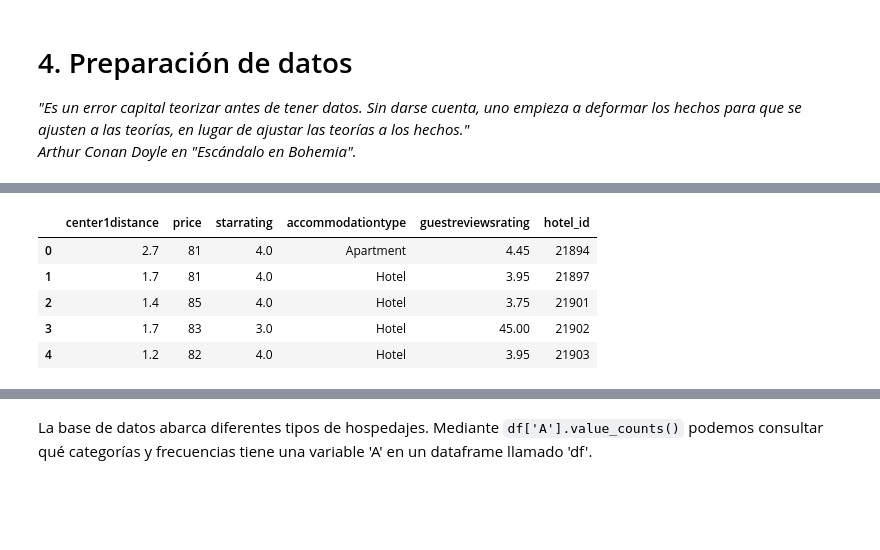
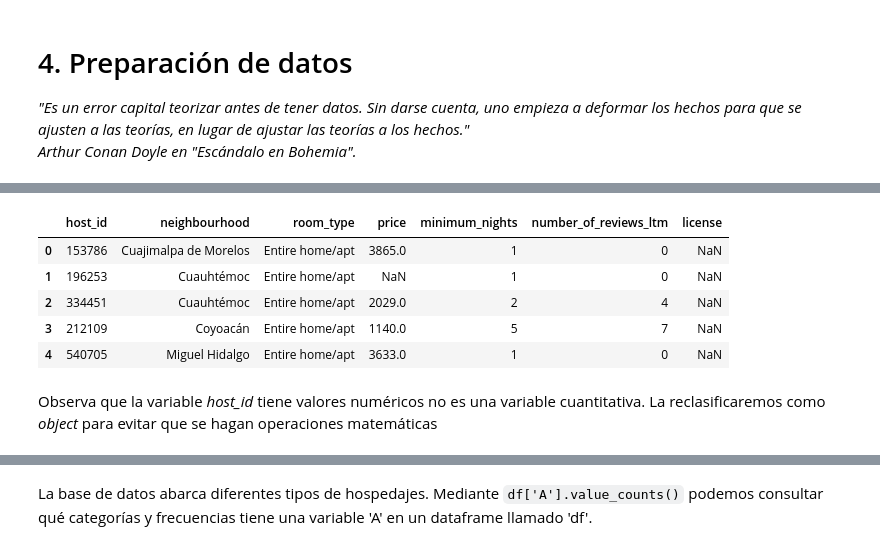
Before and after one commit to adan-rs/AnalisisDatos, a Jupyter notebook: s02_exploracion_datos/04_Preparacion_datos.ipynb, the cells around one changed output, grey strips where cells are left out. Drawn from its saved outputs; the diff is of its cells as text; code cells hidden in the pictures; blank space fills up the shorter version.

Commit message:
Actualización de archivos

```diff
--- a/s02_exploracion_datos/04_Preparacion_datos.ipynb
+++ b/s02_exploracion_datos/04_Preparacion_datos.ipynb
@@ -17,7 +31,8 @@ import pandas as pd
 # %%
-# Carga el archivo 'data/b05a_hoteles-viena.xlsx'
-variables = ["hotel_id", "accommodationtype", "price", "center1distance",
-             "starrating", "guestreviewsrating"]
-original_df = pd.read_excel('data/b05a_hoteles-viena.xlsx', usecols=variables)
+# Carga de archivo
+filepath = 'data/listings_cdmx.csv'
+columns = ["host_id", "neighbourhood", "room_type", "price",
+             "minimum_nights", "number_of_reviews_ltm", "license"]
+original_data = pd.read_csv(filepath, usecols=columns)
 # %% [markdown]
 Aunque es común utilizar `df` como nombre de un DataFrame, es recomendable utilizar nombres descriptivos que nos permitan distinguir si los datos son originales, seleccionados o procesados.
@@ -24,9 +58,11 @@ Aunque es común utilizar `df` como nombre de un DataFrame, es recomendable util
 # %%
-original_df.head()
+original_data.head(5)
 # %% [output]
-|  | center1distance | price | starrating | accommodationtype | guestreviewsrating | hotel_id |
-| 0 | 2.7 | 81 | 4.0 | Apartment | 4.45 | 21894 |
-| 1 | 1.7 | 81 | 4.0 | Hotel | 3.95 | 21897 |
-| 2 | 1.4 | 85 | 4.0 | Hotel | 3.75 | 21901 |
-| 3 | 1.7 | 83 | 3.0 | Hotel | 45.00 | 21902 |
-| 4 | 1.2 | 82 | 4.0 | Hotel | 3.95 | 21903 |
+|  | host_id | neighbourhood | room_type | price | minimum_nights | number_of_reviews_ltm | license |
+| 0 | 153786 | Cuajimalpa de Morelos | Entire home/apt | 3865.0 | 1 | 0 | NaN |
+| 1 | 196253 | Cuauhtémoc | Entire home/apt | NaN | 1 | 0 | NaN |
+| 2 | 334451 | Cuauhtémoc | Entire home/apt | 2029.0 | 2 | 4 | NaN |
+| 3 | 212109 | Coyoacán | Entire home/apt | 1140.0 | 5 | 7 | NaN |
+| 4 | 540705 | Miguel Hidalgo | Entire home/apt | 3633.0 | 1 | 0 | NaN |
+# %% [markdown]
+Observa que la variable *host_id* tiene valores numéricos no es una variable cuantitativa. La reclasificaremos como *object* para evitar que se hagan operaciones matemáticas
```
Also changed, not shown: parts of 40 cells of this notebook, 2 other files.
